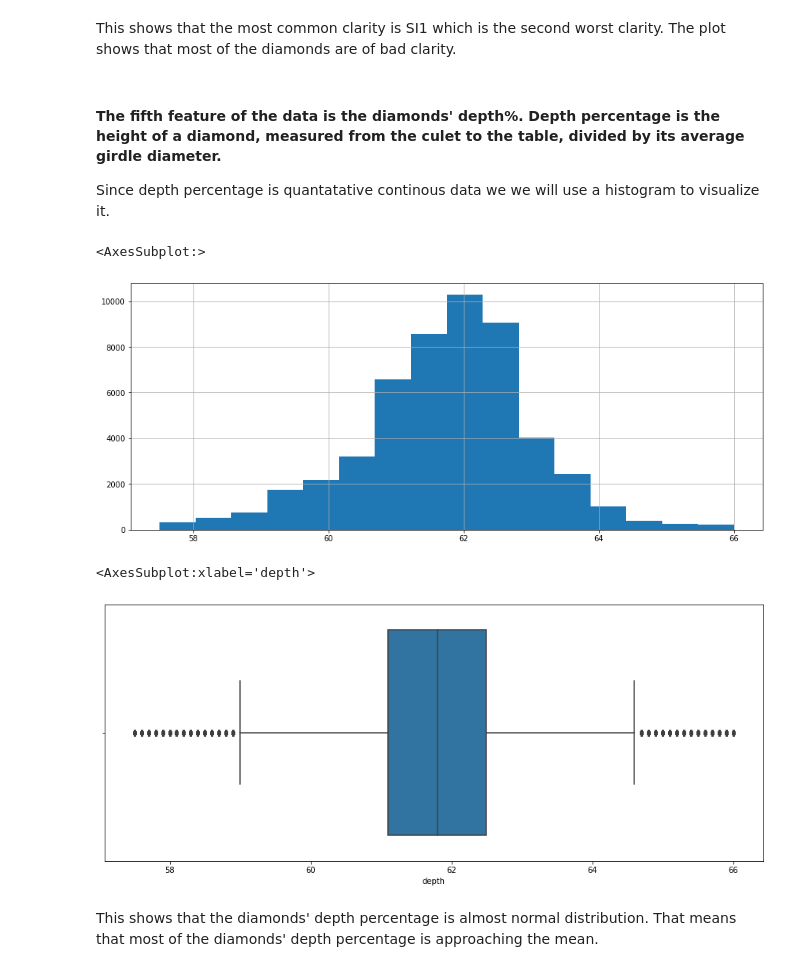
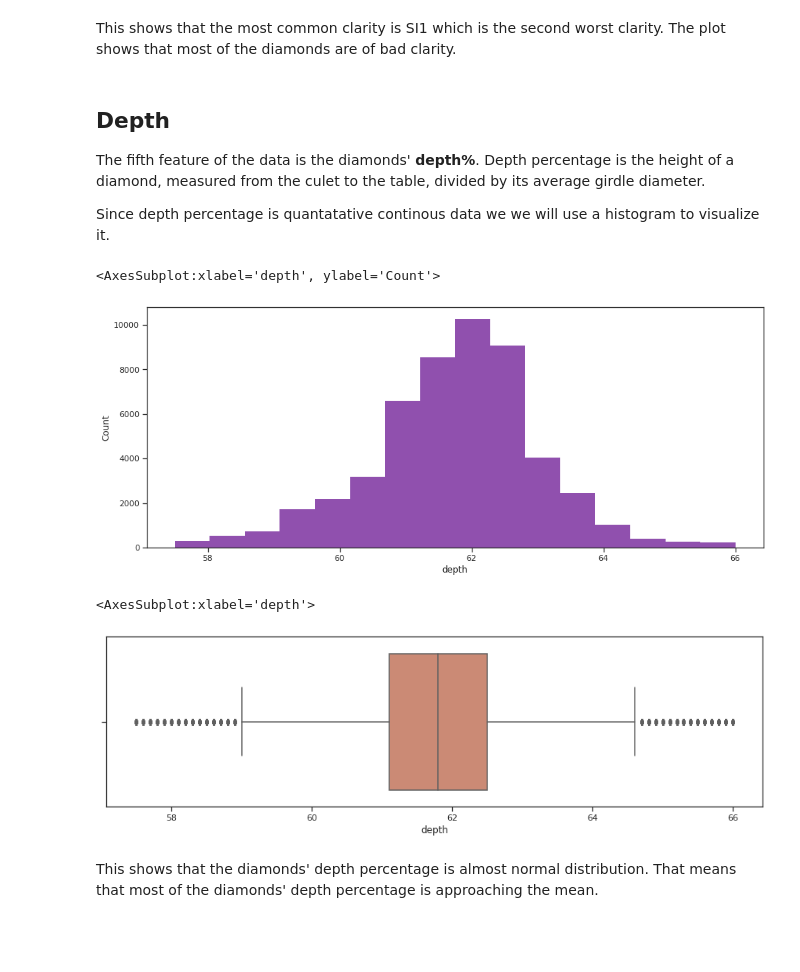
Before and after one commit to Omar-Gebal/Diamonds-Statistical-Analysis-Regression-Classification, a Jupyter notebook: notebook.ipynb, the cells around one changed output. Cells and saved outputs as stored; diff of their text form; code cells hidden in the pictures; blank space fills up the shorter version.

```diff
--- a/notebook.ipynb
+++ b/notebook.ipynb
@@ -221,20 +247,24 @@ dtype: object
 This shows that the most common clarity is SI1 which is the second worst clarity.
 The plot shows that most of the diamonds are of bad clarity.
 # %% [markdown]
-#### The fifth feature of the data is the diamonds' **depth%**. Depth percentage is the height of a diamond, measured from the culet to the table, divided by its average girdle diameter.
+## Depth
+
+The fifth feature of the data is the diamonds' **depth%**. Depth percentage is the height of a diamond, measured from the culet to the table, divided by its average girdle diameter.
+
 Since depth percentage is quantatative continous data we we will use a histogram to visualize it.
 # %%
 fig = plt.figure(figsize = (15,6))
-data['depth'].hist(bins=bin_cnt)
+sns.histplot(data= data,x="depth",bins=bin_cnt,
+             linewidth=0 , color='#6b1693')
 # %% [output]
-<AxesSubplot:>
+<AxesSubplot:xlabel='depth', ylabel='Count'>
-[figure, old version]
+[figure, new version]
 # %%
-fig = plt.figure(figsize = (15,6))
-sns.boxplot(x = data['depth'])
+fig = plt.figure(figsize=(15, 4))
+sns.boxplot(x=data['depth'], color='#da8266')
 # %% [output]
 <AxesSubplot:xlabel='depth'>
-[figure, old version]
+[figure, new version]
 # %% [markdown]
 This shows that the diamonds' depth percentage is almost normal distribution. That means that most of the diamonds' depth percentage is approaching the mean.
 # %%
```
Also changed, not shown: parts of 82 cells of this notebook.
